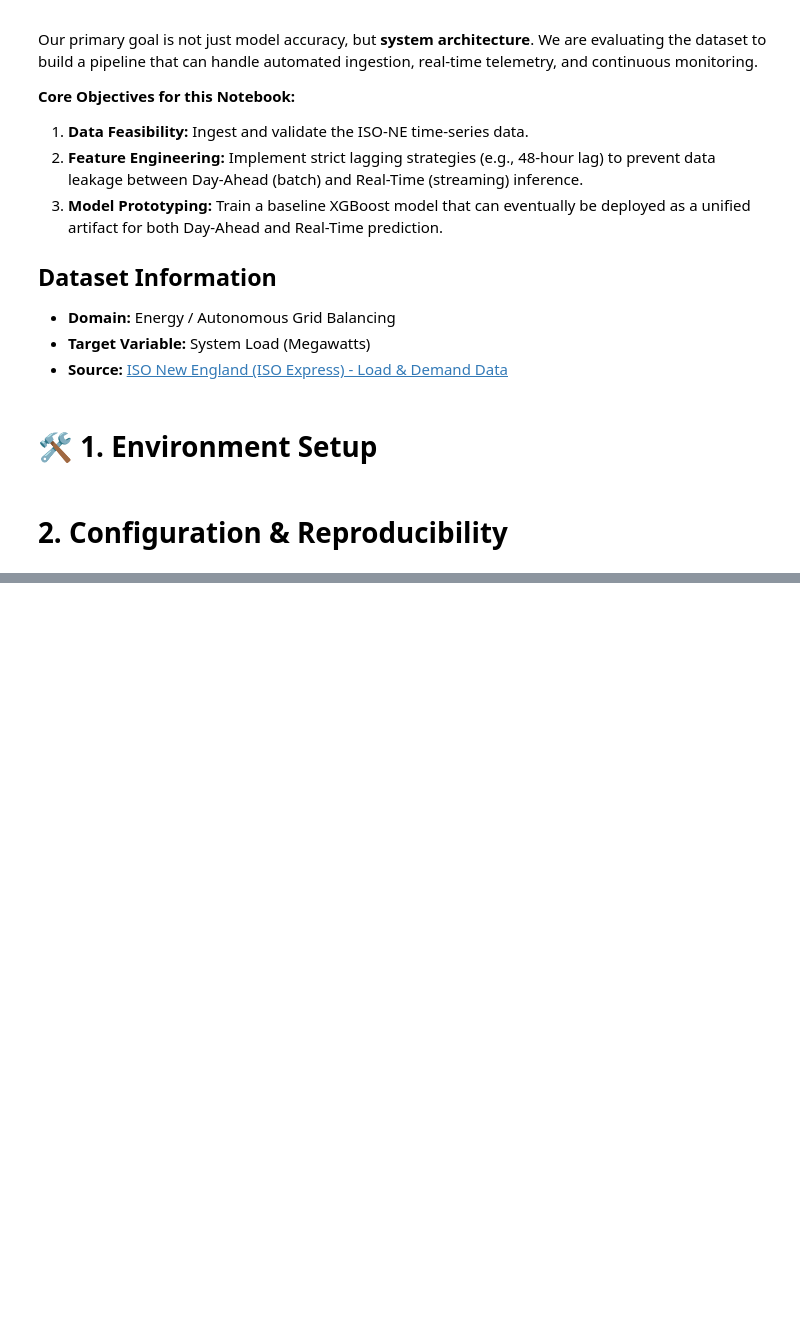
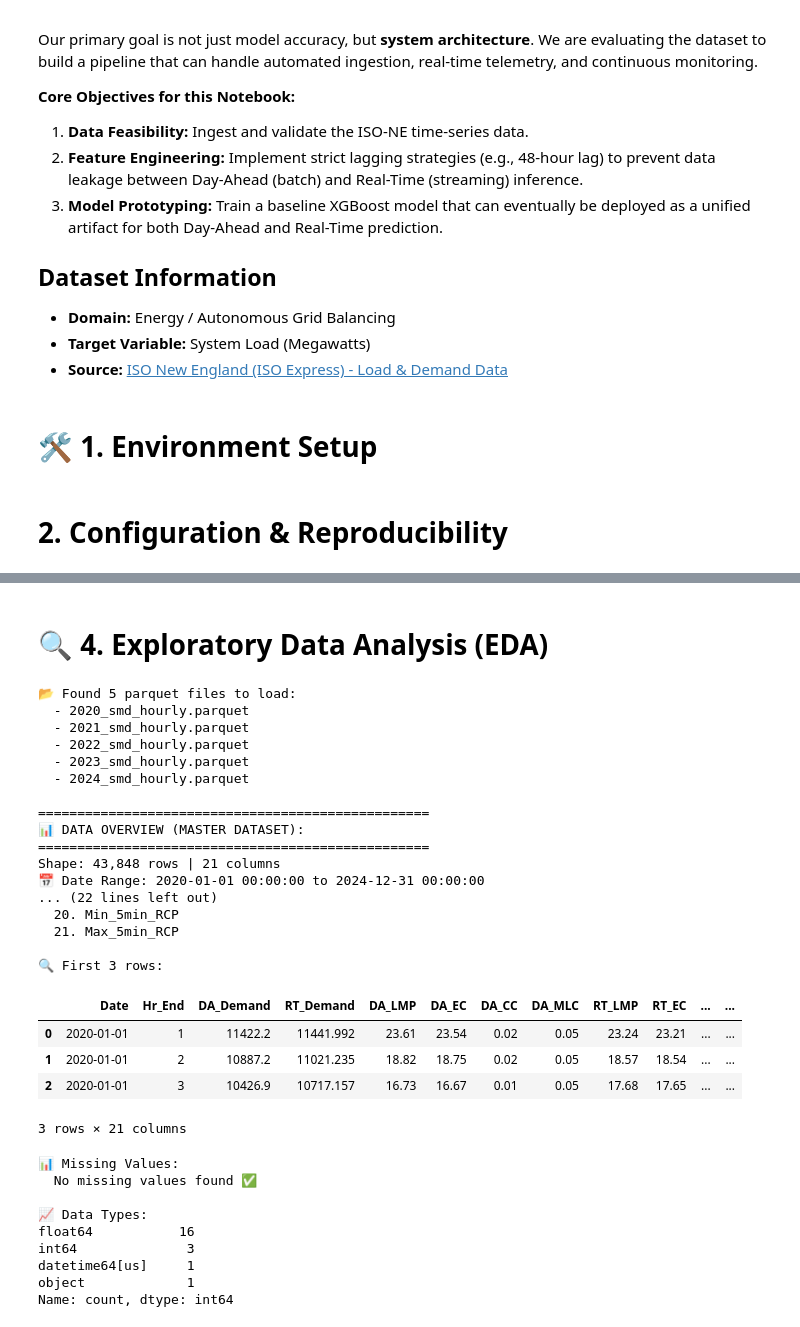
Before and after one commit to abdelhadi-osama/GridCast, a Jupyter notebook: ML_solution_test/ml_solution_test.ipynb, the cells around one changed output, grey strips where cells are left out. Cells and saved outputs as stored; diff of their text form; code cells hidden in the pictures; blank space fills up the shorter version.

```diff
--- a/ML_solution_test/ml_solution_test.ipynb
+++ b/ML_solution_test/ml_solution_test.ipynb
@@ -253,0 +285,77 @@ if master_parquet:
+# %% [markdown]
+# 🔍 4. Exploratory Data Analysis (EDA)
+# %%
+# 1. Locate all Parquet files created in the previous step
+PROC_DIR = Path(config.PREPROCESSED_DIR)
+parquet_files = sorted(PROC_DIR.glob("*.parquet"))
+
+print(f"📂 Found {len(parquet_files)} parquet files to load:")
+for pf in parquet_files:
+    print(f"  - {pf.name}")
+
+# 2. Read each file and concatenate them into a single master DataFrame
+df = pd.concat([pd.read_parquet(pf) for pf in parquet_files], ignore_index=True)
+
+# ==========================================
+# 📊 DATA OVERVIEW (BEFORE CLEANING)
+# ==========================================
+print("\n" + "=" * 50)
+print("📊 DATA OVERVIEW (MASTER DATASET):")
+print("=" * 50)
+print(f"Shape: {df.shape[0]:,} rows | {df.shape[1]} columns")
+
+if 'Date' in df.columns:
+    print(f"📅 Date Range: {df['Date'].min()} to {df['Date'].max()}")
+
+print(f"🔁 Duplicate Rows: {df.duplicated().sum():,}")
+
+print(f"\n📋 Columns List:")
+for i, col in enumerate(df.columns, 1):
+    print(f"  {i:2d}. {col}")
+
+print(f"\n🔍 First 3 rows:")
+display(df.head(3))
+
+print(f"\n📊 Missing Values:")
+missing = df.isnull().sum()
+missing = missing[missing > 0].sort_values(ascending=False)
+if len(missing) > 0:
+    for col, val in missing.items():
+        print(f"  {col}: {val:,} ({val/len(df)*100:.2f}%)")
+else:
+    print("  No missing values found ✅")
+
+print(f"\n📈 Data Types:")
+print(df.dtypes.value_counts())
+# %% [output]
+📂 Found 5 parquet files to load:
+  - 2020_smd_hourly.parquet
+  - 2021_smd_hourly.parquet
+  - 2022_smd_hourly.parquet
+  - 2023_smd_hourly.parquet
+  - 2024_smd_hourly.parquet
+
+==================================================
+📊 DATA OVERVIEW (MASTER DATASET):
+==================================================
+Shape: 43,848 rows | 21 columns
+📅 Date Range: 2020-01-01 00:00:00 to 2024-12-31 00:00:00
+... (22 lines left out)
+  20. Min_5min_RCP
+  21. Max_5min_RCP
+
+🔍 First 3 rows:
+|  | Date | Hr_End | DA_Demand | RT_Demand | DA_LMP | DA_EC | DA_CC | DA_MLC | RT_LMP | RT_EC | ... | ... |
+| 0 | 2020-01-01 | 1 | 11422.2 | 11441.992 | 23.61 | 23.54 | 0.02 | 0.05 | 23.24 | 23.21 | ... | ... |
+| 1 | 2020-01-01 | 2 | 10887.2 | 11021.235 | 18.82 | 18.75 | 0.02 | 0.05 | 18.57 | 18.54 | ... | ... |
+| 2 | 2020-01-01 | 3 | 10426.9 | 10717.157 | 16.73 | 16.67 | 0.01 | 0.05 | 17.68 | 17.65 | ... | ... |
+3 rows × 21 columns
+📊 Missing Values:
+  No missing values found ✅
+
+📈 Data Types:
+float64           16
+int64              3
+datetime64[us]     1
+object             1
+Name: count, dtype: int64
```
Also changed, not shown: parts of 30 cells of this notebook.
